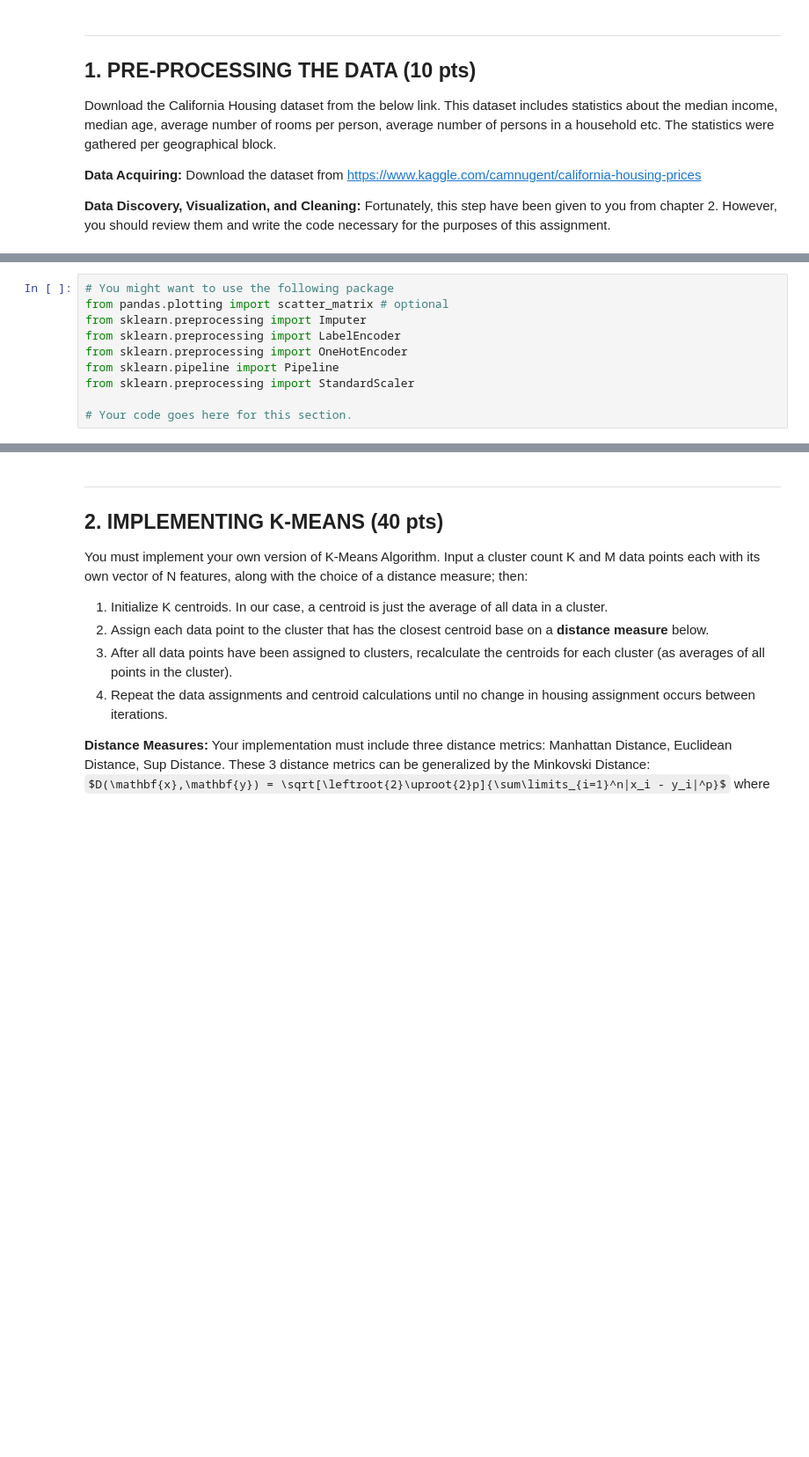
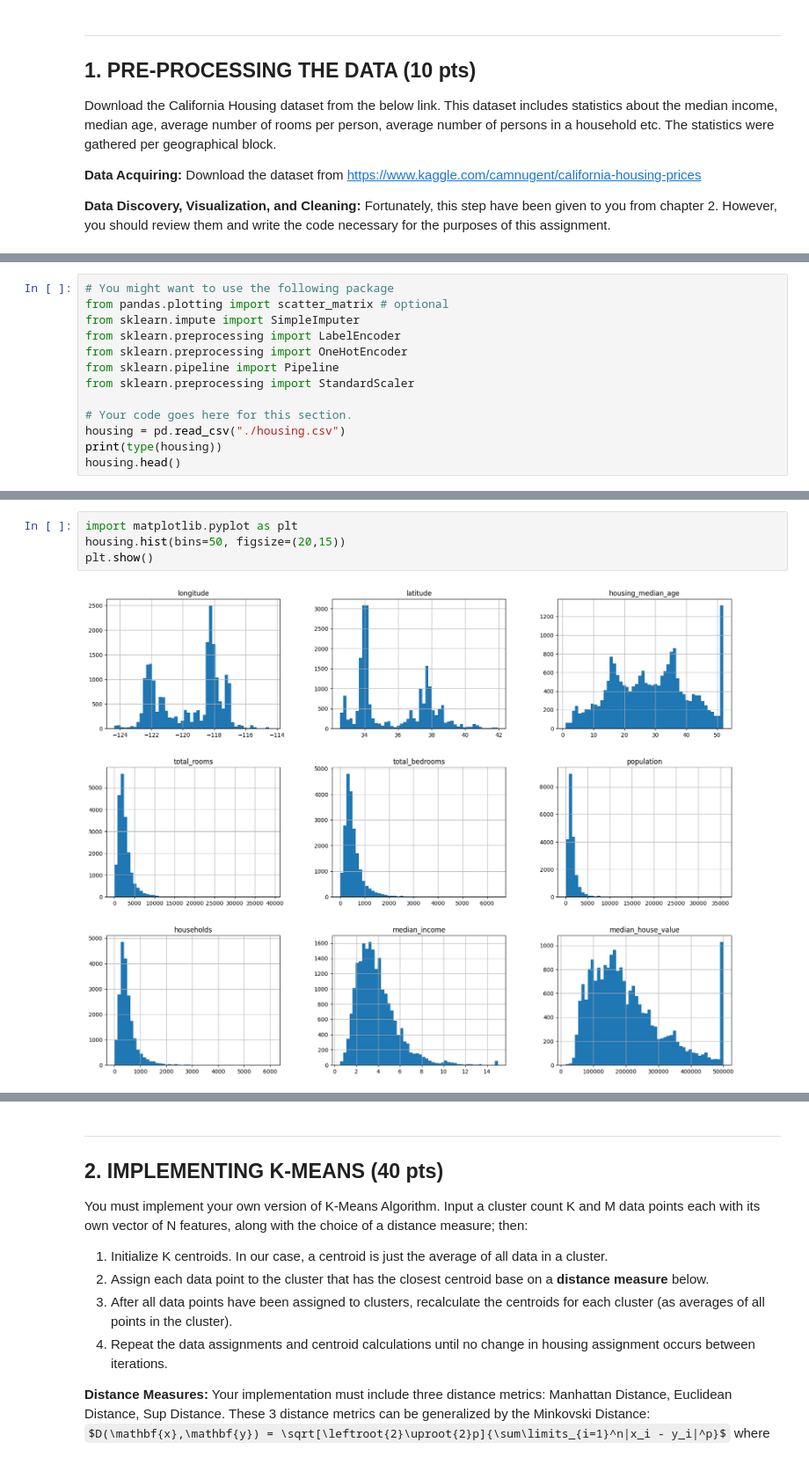
Before and after one commit to helen-yao/ML4VA, a Jupyter notebook: jdj9ng_assignment_2_kmeans.ipynb, the cells around one changed output, grey strips where cells are left out. Shown: that part at 88% size. Saved outputs shown, nothing was run; the diff lists cells and outputs as text; some formulas as TeX source; blank space fills up the shorter version.

```diff
--- a/jdj9ng_assignment_2_kmeans.ipynb
+++ b/jdj9ng_assignment_2_kmeans.ipynb
@@ -23,10 +29,13 @@ Download the California Housing dataset from the below link. This dataset includ
 # %%
 # You might want to use the following package
 from pandas.plotting import scatter_matrix # optional
-from sklearn.preprocessing import Imputer
+from sklearn.impute import SimpleImputer
 from sklearn.preprocessing import LabelEncoder
 from sklearn.preprocessing import OneHotEncoder
 from sklearn.pipeline import Pipeline
 from sklearn.preprocessing import StandardScaler
 
 # Your code goes here for this section.
+housing = pd.read_csv("./housing.csv")
+print(type(housing))
+housing.head()
@@ -32,0 +96,6 @@ from sklearn.preprocessing import StandardScaler
+# %%
+import matplotlib.pyplot as plt
+housing.hist(bins=50, figsize=(20,15))
+plt.show()
+# %% [output]
+[figure, added]
```
Also changed, not shown: parts of 24 cells of this notebook.
